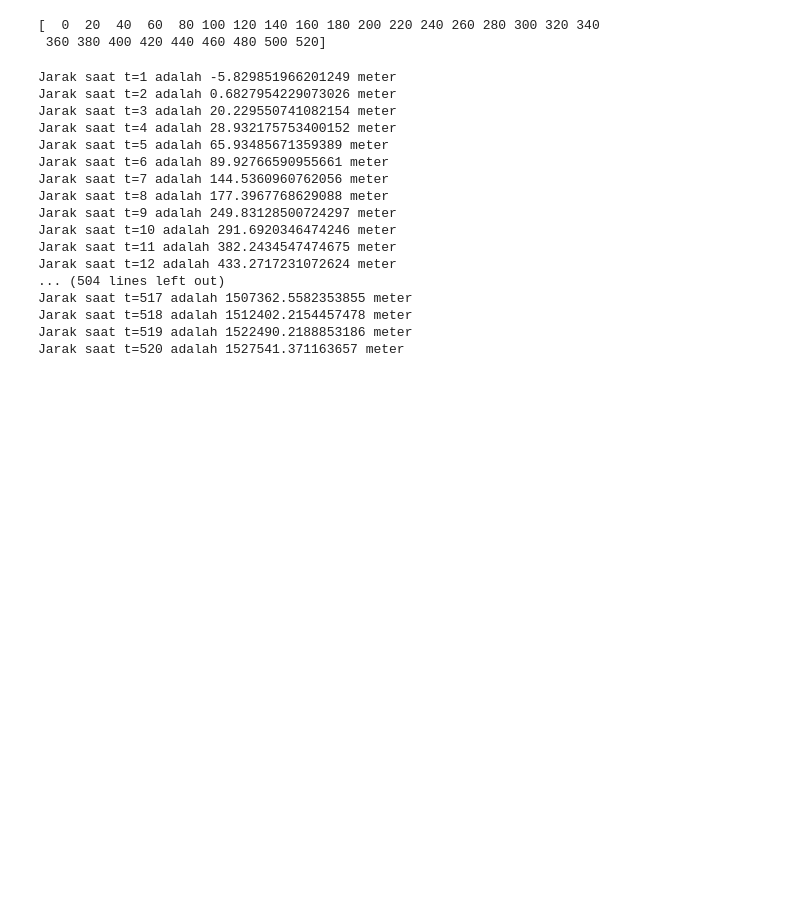
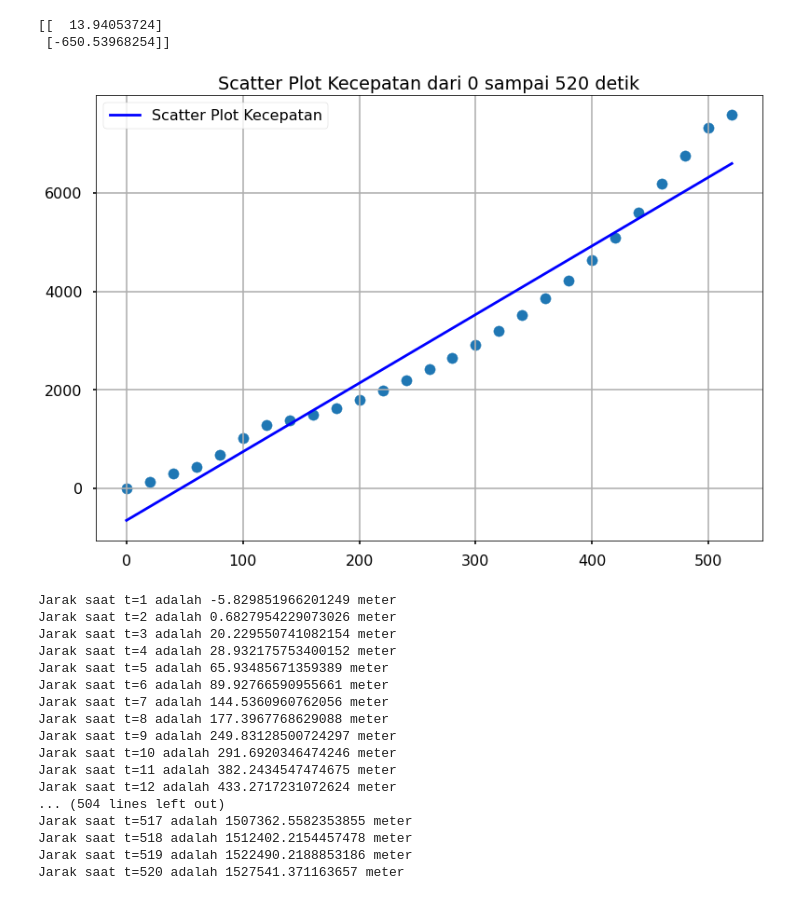
Before and after one commit to fabianhabil/semester2, a Jupyter notebook: UAS/Scientific Computing/Studi Kasus/main.ipynb, the cells around one changed output. Saved outputs shown, nothing was run; the diff lists cells and outputs as text; code cells hidden in the pictures; blank space fills up the shorter version.

```diff
--- a/UAS/Scientific Computing/Studi Kasus/main.ipynb
+++ b/UAS/Scientific Computing/Studi Kasus/main.ipynb
@@ -5,23 +5,48 @@ import matplotlib.pyplot as plt
 from scipy.interpolate import CubicSpline
 plt.style.use('seaborn-poster')
 # %%
+# Data yang diketahui
 xawal = np.arange(0, 540, 20)
-yawal = [
+yawal = np.array([
     0, 139, 298, 433, 685, 1026, 1279, 1373, 1490, 1634, 1800, 1986, 2191,
     2417, 2651, 2915, 3203, 3516, 3860, 4216, 4630, 5092, 5612, 6184, 6760,
     7327, 7581
-]
-print(xawal)
+])
 # Mencari y, tetapi x nya intervalnya 1, karena kita ingin lebih presisi
-# dan X adalah data dari 0 sampai 520 dengan interval 1.
+# dan X adalah data dari 0 sampai 521 dengan interval 1. Dilebihkan satu
+# karena metode numerik data akhir tidak bisa dihitung, maka karena ingin sampai 520
+# kita buat sampai 521.
 X = np.arange(0, 522, 1)
 # Menggunakan Cubic Spline untuk mencari y untuk saat X
 f = CubicSpline(xawal, yawal, bc_type="natural")
 # Hitung y dari X yang baru.
 Y = f(X)
-# %% [output]
-[  0  20  40  60  80 100 120 140 160 180 200 220 240 260 280 300 320 340
- 360 380 400 420 440 460 480 500 520]
+# %%
+# Regresi untuk scatter plot
+A = np.vstack([xawal, np.ones(len(xawal))]).T
+yawal = yawal[:, np.newaxis]
+
+# Direct Least Squares Regression
+alpha = np.dot((np.dot(np.linalg.inv(np.dot(A.T, A)), A.T)), yawal)
+
+# Anggap f(x) = ax + b
+# Index pertama dari Direct Least Squares Regression adalah a
+a = alpha[0][0]
+# Index kedua dari Direct Least Squares Regression adalah b
+b = alpha[1][0]
+regresi = a*xawal + b
+# %% [output]
+[[  13.94053724]
+ [-650.53968254]]
+# %%
+plt.title("Scatter Plot Kecepatan dari 0 sampai 520 detik")
+plt.plot(xawal, regresi, "b", label="Scatter Plot Kecepatan")
+plt.scatter(xawal, yawal)
+plt.grid()
+plt.legend()
+plt.show()
+# %% [output]
+[figure, added]
 # %%
 def simpson_rule(x, y):
     diff = x[1] - x[0]
```
Also changed, not shown: parts of 4 cells of this notebook, 2 other files.
